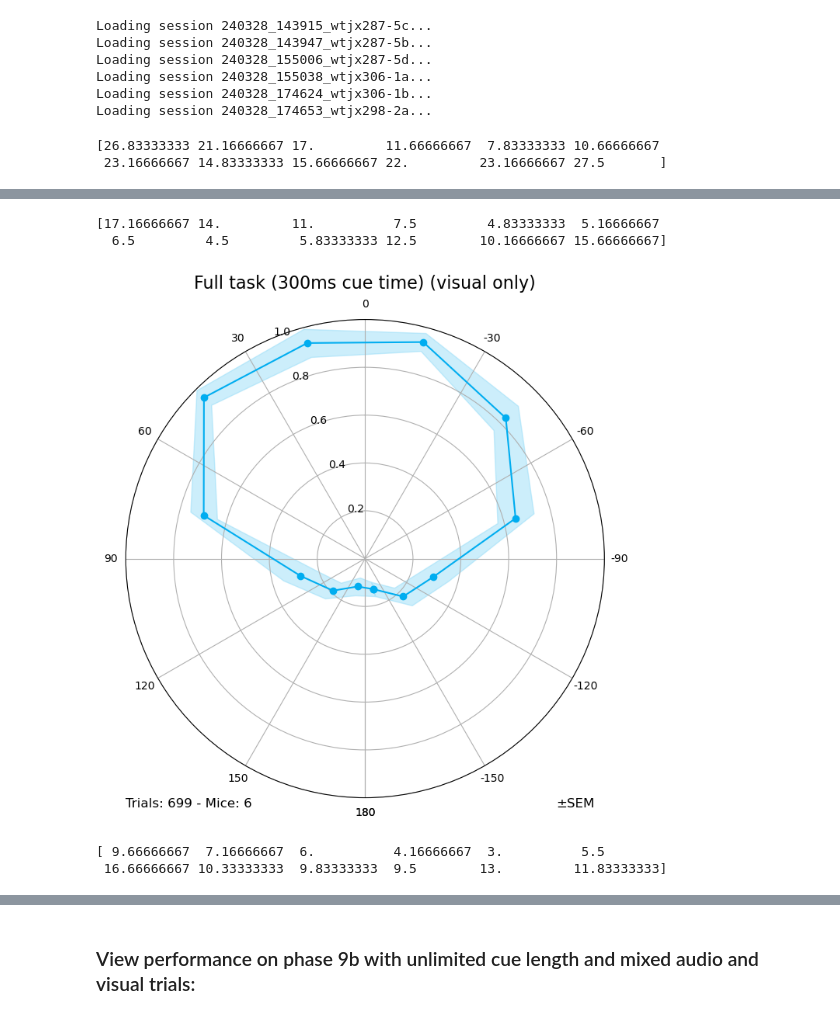
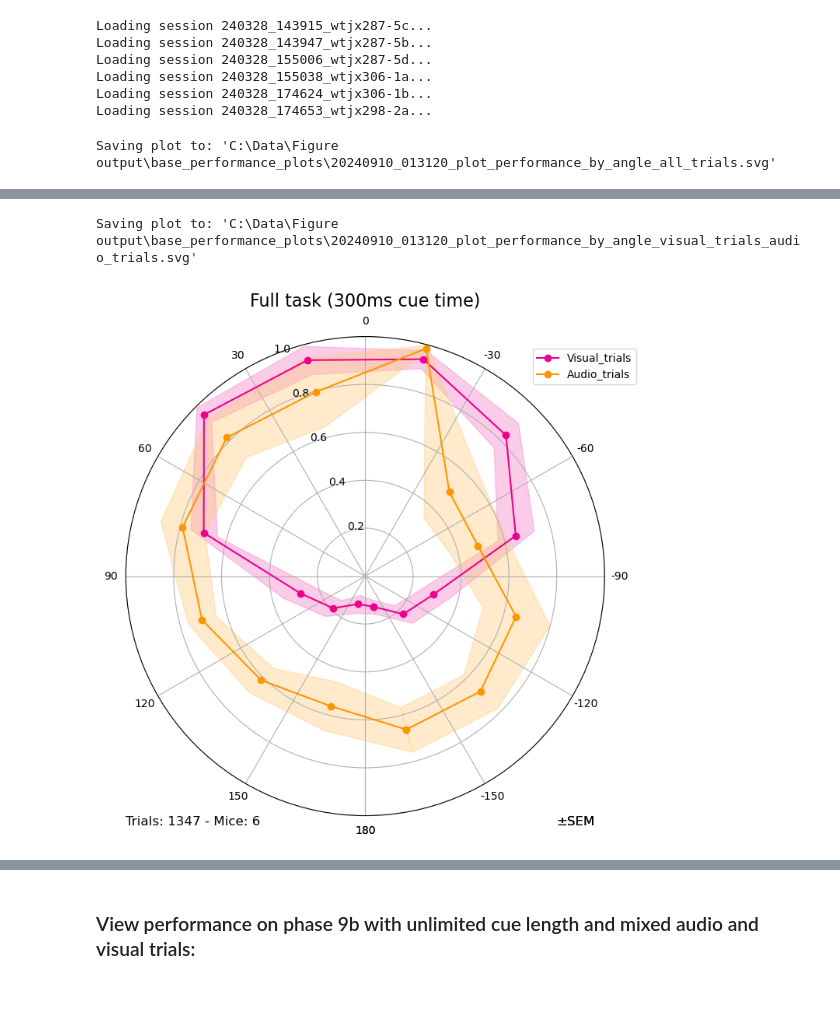
Before and after one commit to stef1029/hex_behav_analysis, a Jupyter notebook: PP_analysis_notebook-March_training.ipynb, the cells around one changed output, grey strips where cells are left out. Cells and saved outputs as stored; diff of their text form; code cells hidden in the pictures.

```diff
--- a/PP_analysis_notebook-March_training.ipynb
+++ b/PP_analysis_notebook-March_training.ipynb
@@ -118,6 +120,10 @@ import importlib
 import PP_plot_performance
 # %% [output]
 Loading cohort info...
+# %%
+from pathlib import Path
+import os
+fig_output = Path(os.getenv("fig_output"))
 # %%
 %matplotlib inline
 import matplotlib.pyplot as plt
@@ -205,28 +211,29 @@ Loading session 240328_174653_wtjx298-2a...
 importlib.reload(PP_plot_performance)
 
 PP_plot_performance.plot_performance_by_angle(audio_9c_sessions,
-                                              title = 'Full task (300ms cue time) (total trials)',
+                                              title = 'Full task (300ms cue time)',
                                               bin_mode = 'manual',
                                               trials_per_bin=100,
                                               plot_mode='radial',
-                                              cue_mode='both',
-                                              error_bars='SEM')
+                                              cue_modes=['all_trials'],
+                                              error_bars='SEM',
+                                              output_path=fig_output)
 
 PP_plot_performance.plot_performance_by_angle(audio_9c_sessions,
-                                              title = 'Full task (300ms cue time) (visual only)',
+                                              title = 'Full task (300ms cue time)',
                                               bin_mode = 'manual',
                                               trials_per_bin=100,
                                               plot_mode='radial',
-                                              cue_mode='visual',
-                                              error_bars='SEM')
+                                              cue_modes=['visual_trials', 'audio_trials'],
+                                              error_bars='SEM',
+                                              output_path=fig_output)
 
-PP_plot_performance.plot_performance_by_angle(audio_9c_sessions,
-                                              title = 'Full task (300ms cue time) (audio only)',
-                                              bin_mode = 'manual',
-                                              trials_per_bin=100,
-                                              plot_mode='radial',
-                                              cue_mode='audio',
-                                              error_bars='SEM')
+# PP_plot_performance.plot_performance_by_angle(audio_9c_sessions,
+#                                               title = 'Full task (300ms cue time) (audio only)',
+#                                               bin_mode = 'manual',
+#                                               trials_per_bin=100,
+#                                               plot_mode='radial',
+#                                               cue_modes=['audio_trials'],
+#                                               error_bars='SEM')
 # %% [output]
-[26.83333333 21.16666667 17.         11.66666667  7.83333333 10.66666667
- 23.16666667 14.83333333 15.66666667 22.         23.16666667 27.5       ]
+Saving plot to: 'C:\Data\Figure output\base_performance_plots\20240910_013120_plot_performance_by_angle_all_trials.svg'
@@ -234,5 +241,2 @@ PP_plot_performance.plot_performance_by_angle(audio_9c_sessions,
-[17.16666667 14.         11.          7.5         4.83333333  5.16666667
-  6.5         4.5         5.83333333 12.5        10.16666667 15.66666667]
+Saving plot to: 'C:\Data\Figure output\base_performance_plots\20240910_013120_plot_performance_by_angle_visual_trials_audio_trials.svg'
-[figure, old version]
+[figure, new version]
-[ 9.66666667  7.16666667  6.          4.16666667  3.          5.5
- 16.66666667 10.33333333  9.83333333  9.5        13.         11.83333333]
```
Also changed, not shown: parts of 2 cells of this notebook, 5 other files.
